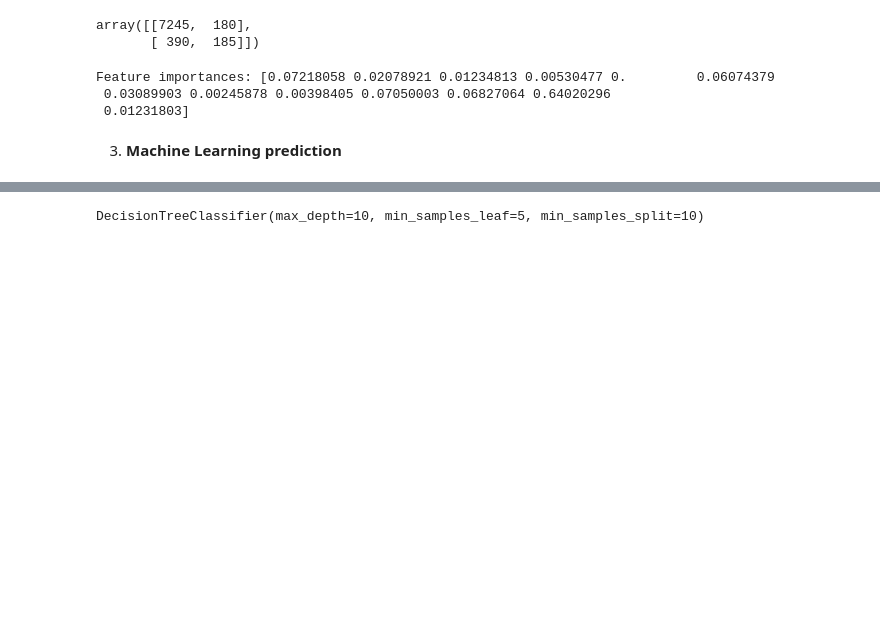
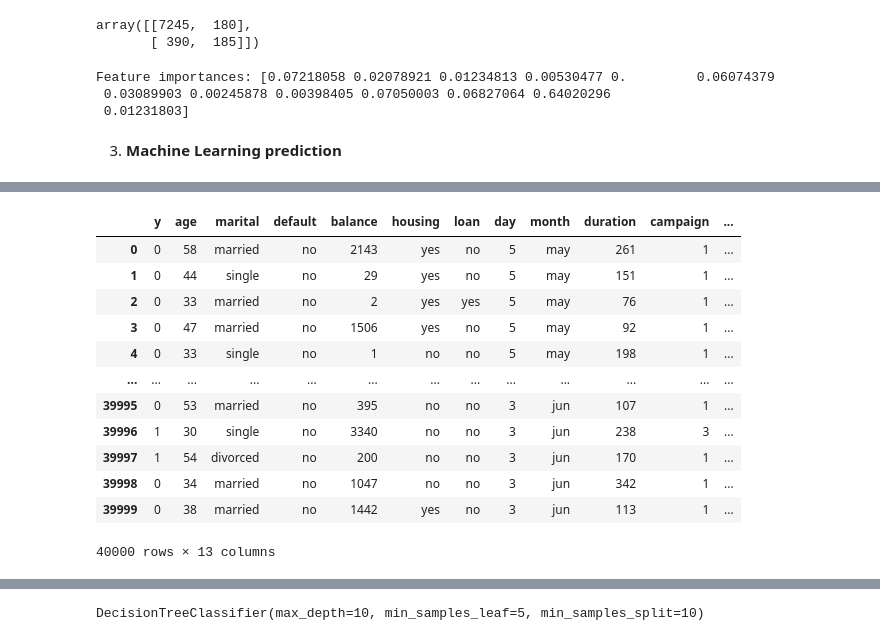
Before and after one commit to hugofmonteiro/cdGWoVOzIWXGxO4j, a Jupyter notebook: notebooks/termDeposit_EDA.ipynb, the cells around one changed output, grey strips where cells are left out. Drawn from its saved outputs; the diff is of its cells as text; code cells hidden in the pictures; blank space fills up the shorter version.

```diff
--- a/notebooks/termDeposit_EDA.ipynb
+++ b/notebooks/termDeposit_EDA.ipynb
@@ -545,0 +554,2 @@ dtype: int64
+# %%
+new_df_features.replace('unknown', np.nan, inplace=True)
@@ -545,0 +582,20 @@ dtype: int64
+# %%
+new_df_features.drop('contact', axis=1, inplace=True)
+# %%
+merged_df = pd.concat([label, new_df_features], axis=1)  # Horizontally
+# %%
+merged_df
+# %% [output]
+|  | y | age | marital | default | balance | housing | loan | day | month | duration | campaign | ... |
+| 0 | 0 | 58 | married | no | 2143 | yes | no | 5 | may | 261 | 1 | ... |
+| 1 | 0 | 44 | single | no | 29 | yes | no | 5 | may | 151 | 1 | ... |
+| 2 | 0 | 33 | married | no | 2 | yes | yes | 5 | may | 76 | 1 | ... |
+| 3 | 0 | 47 | married | no | 1506 | yes | no | 5 | may | 92 | 1 | ... |
+| 4 | 0 | 33 | single | no | 1 | no | no | 5 | may | 198 | 1 | ... |
+| ... | ... | ... | ... | ... | ... | ... | ... | ... | ... | ... | ... | ... |
+| 39995 | 0 | 53 | married | no | 395 | no | no | 3 | jun | 107 | 1 | ... |
+| 39996 | 1 | 30 | single | no | 3340 | no | no | 3 | jun | 238 | 3 | ... |
+| 39997 | 1 | 54 | divorced | no | 200 | no | no | 3 | jun | 170 | 1 | ... |
+| 39998 | 0 | 34 | married | no | 1047 | no | no | 3 | jun | 342 | 1 | ... |
+| 39999 | 0 | 38 | married | no | 1442 | yes | no | 3 | jun | 113 | 1 | ... |
+40000 rows × 13 columns
```
Also changed, not shown: parts of 30 cells of this notebook, 1 other file.
